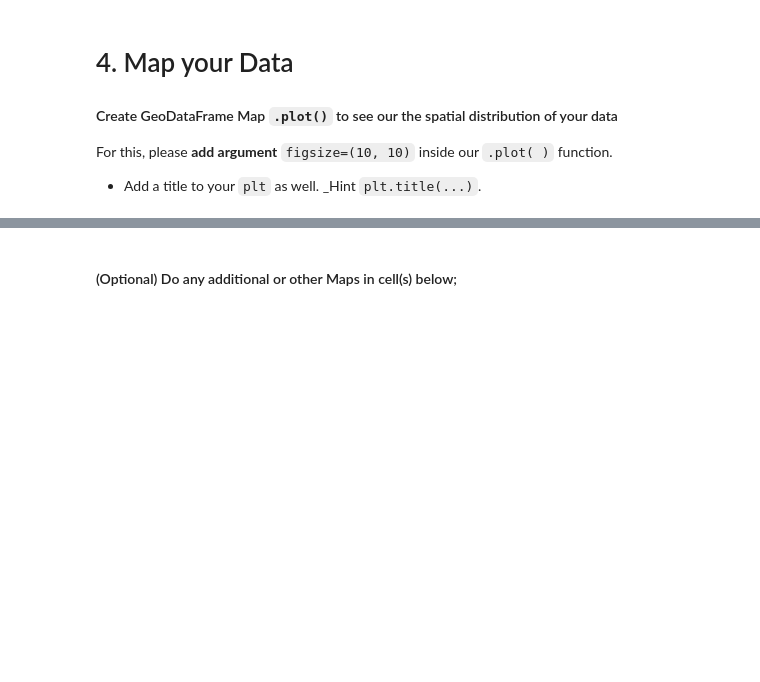
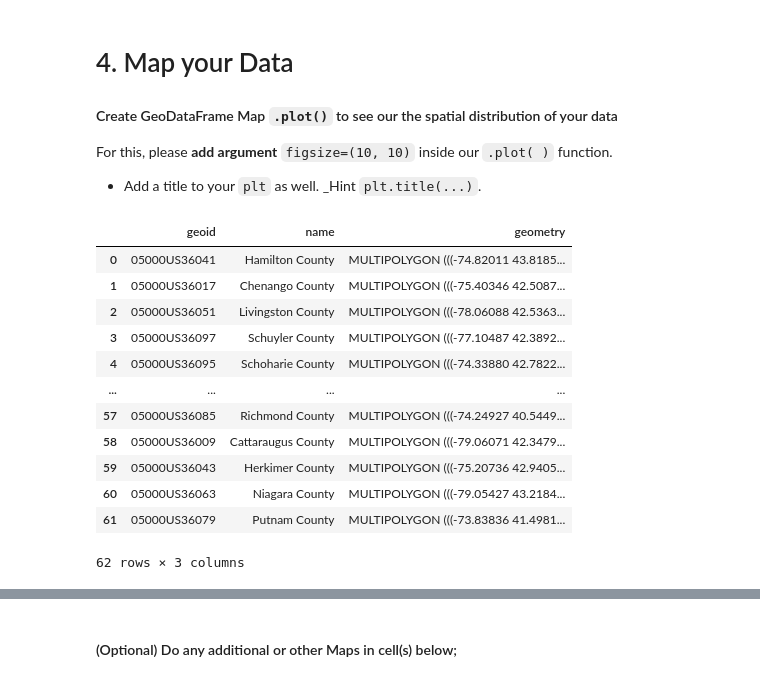
Before and after one commit to katkim0307/pratt-savi-810-2020-03-assignment_03, a Jupyter notebook: assignment_03.ipynb, the cells around one changed output, grey strips where cells are left out. Drawn from its saved outputs; the diff is of its cells as text; code cells hidden in the pictures; blank space fills up the shorter version.

```diff
--- a/assignment_03.ipynb
+++ b/assignment_03.ipynb
@@ -339,6 +339,24 @@ For this, please **add argument** `figsize=(10, 10)` inside our `.plot( )` funct
 # plt.title('Electric Vehicle Charging Stations in New York')
 # plt.scatter(x, y)
 # plt.show()
+# %%
+ny_counties_url = 'https://raw.githubusercontent.com/codeforamerica/click_that_hood/master/public/data/new-york-counties.geojson'
+ny_counties = gpd.read_file(ny_counties_url)
+ny_counties
+# %% [output]
+|  | geoid | name | geometry |
+| 0 | 05000US36041 | Hamilton County | MULTIPOLYGON (((-74.82011 43.8185... |
+| 1 | 05000US36017 | Chenango County | MULTIPOLYGON (((-75.40346 42.5087... |
+| 2 | 05000US36051 | Livingston County | MULTIPOLYGON (((-78.06088 42.5363... |
+| 3 | 05000US36097 | Schuyler County | MULTIPOLYGON (((-77.10487 42.3892... |
+| 4 | 05000US36095 | Schoharie County | MULTIPOLYGON (((-74.33880 42.7822... |
+| ... | ... | ... | ... |
+| 57 | 05000US36085 | Richmond County | MULTIPOLYGON (((-74.24927 40.5449... |
+| 58 | 05000US36009 | Cattaraugus County | MULTIPOLYGON (((-79.06071 42.3479... |
+| 59 | 05000US36043 | Herkimer County | MULTIPOLYGON (((-75.20736 42.9405... |
+| 60 | 05000US36063 | Niagara County | MULTIPOLYGON (((-79.05427 43.2184... |
+| 61 | 05000US36079 | Putnam County | MULTIPOLYGON (((-73.83836 41.4981... |
+62 rows × 3 columns
 # %%
 ### your code here
 
```
Also changed, not shown: parts of 4 cells of this notebook.
